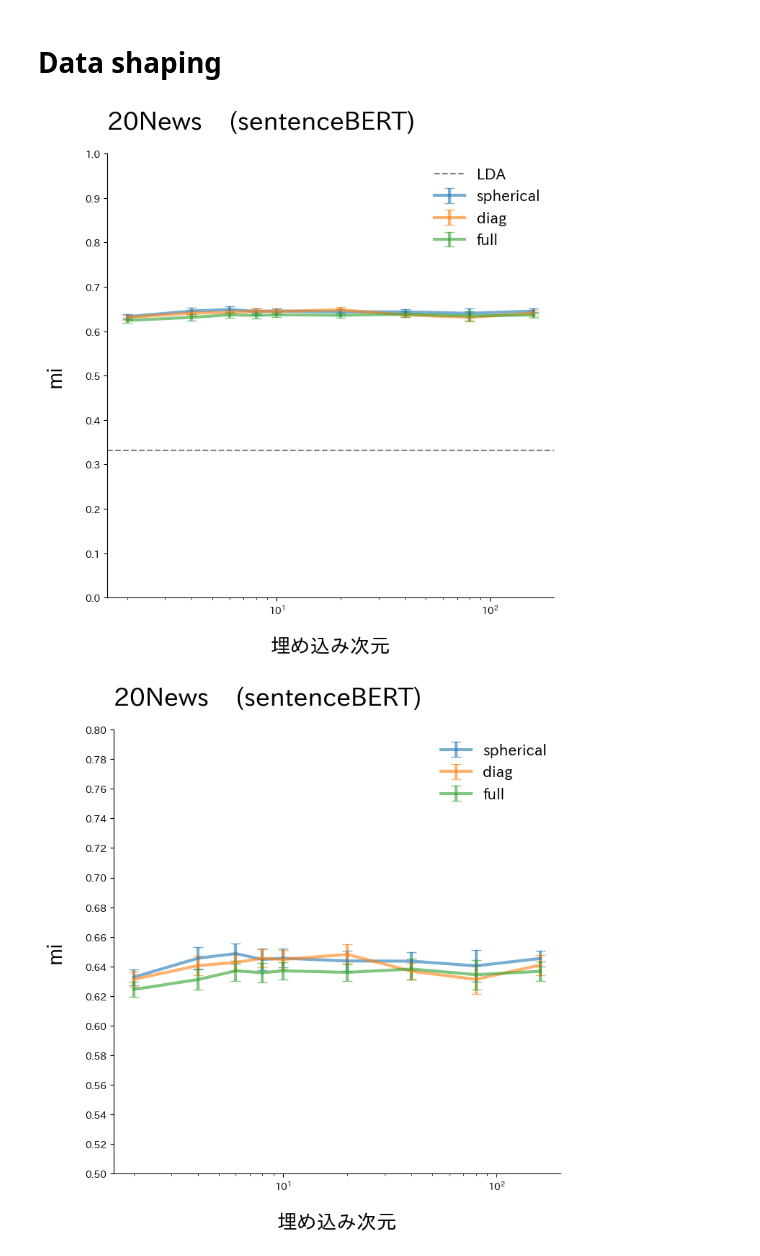
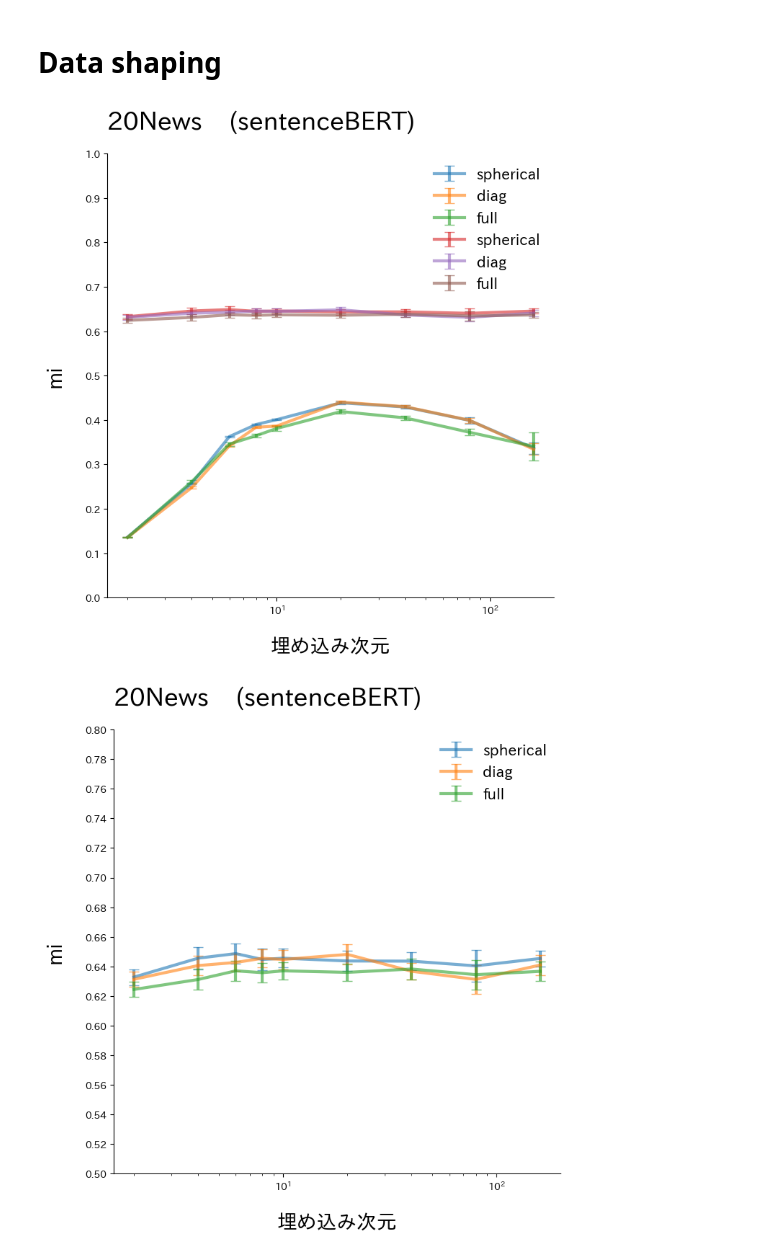
Before and after one commit to YuriNakayama/TextClassificationCode, a Jupyter notebook: Visualize/Stats/AggregatedStatsFig.ipynb, the cells around one changed output. Cells and saved outputs as stored; diff of their text form; code cells hidden in the pictures.

```diff
--- a/Visualize/Stats/AggregatedStatsFig.ipynb
+++ b/Visualize/Stats/AggregatedStatsFig.ipynb
@@ -122,48 +151,54 @@ for stats_val in stats_vals:
 # %%
-error_low=data["mi"]["std"]
-error_upper=data["mi"]["std"]
-title=f"{data_type}    ({vectorize_type})"
-xlabel="埋め込み次元"
-ylabel="mi"
-yticks=np.arange(0, 1.1, 0.1)
-path=fig_path
+error_low = {
+    vectorize_type: data[vectorize_type]["mi"]["std"]
+    for vectorize_type in vectorize_types
+}
+error_upper = {
+    vectorize_type: data[vectorize_type]["mi"]["std"]
+    for vectorize_type in vectorize_types
+}
+title = f"{data_type}    ({vectorize_type})"
+xlabel = "埋め込み次元"
+ylabel = "mi"
+yticks = np.arange(0, 1.1, 0.1)
+# path = fig_path
 # %%
 fig = plt.figure(**layout["figure"])
 ax = fig.add_subplot(111)
 fig_path = f"../data/figure/{data_type}/{vectorize_type}/GMM/stats/mi.pdf"
 ax.set_xscale("log")
 
 ax.spines["top"].set_visible(False)
 ax.spines["right"].set_visible(False)
+for vectorize_type in vectorize_types:
+    for column in data[vectorize_type]["mi"]["mean"].columns:
+        ax.errorbar(
+            x=data[vectorize_type]["mi"]["mean"].index.to_numpy(),
+            y=data[vectorize_type]["mi"]["mean"].loc[:, column].to_numpy(),
+            yerr=np.stack(
+                [
+                    error_low[vectorize_type].loc[:, column].to_numpy(),
+                    error_upper[vectorize_type].loc[:, column].to_numpy(),
+                ],
+            ),
+            label=column,
+            **layout["plot"],
+        )
 
-for column in data["mi"]["mean"].columns:
-    ax.errorbar(
-        x=data["mi"]["mean"].index.to_numpy(),
-        y=data["mi"]["mean"].loc[:, column].to_numpy(),
-        yerr=np.stack(
-            [
-                error_low.loc[:, column].to_numpy(),
-                error_upper.loc[:, column].to_numpy(),
-            ],
-        ),
-        label=column,
-        **layout["plot"],
-    )
-
-ax.axhline(
-    y=describe_lda_mi["mean"].to_numpy(), linestyle="dashed", color="gray", label="LDA"
-)
+# ax.axhline(
+#     y=describe_lda_mi["mean"].to_numpy(), linestyle="dashed", color="gray", label="LDA"
+# )
 
 ax.set_title(title, **layout["title"])
 
 ax.set_xlabel(xlabel, **layout["label"])
 ax.set_ylabel(ylabel, **layout["label"])
 ax.set_yticks(ticks=yticks, **layout["ticks"])
 ax.legend(**layout["legend"])
 
 fig.savefig(make_filepath(fig_path))
 # %% [output]
-[figure, old version]
+[figure, new version]
 # %%
 fig = plt.figure(**layout["figure"])
 ax = fig.add_subplot(111)
```
Also changed, not shown: parts of 9 cells of this notebook, 6 other files.
